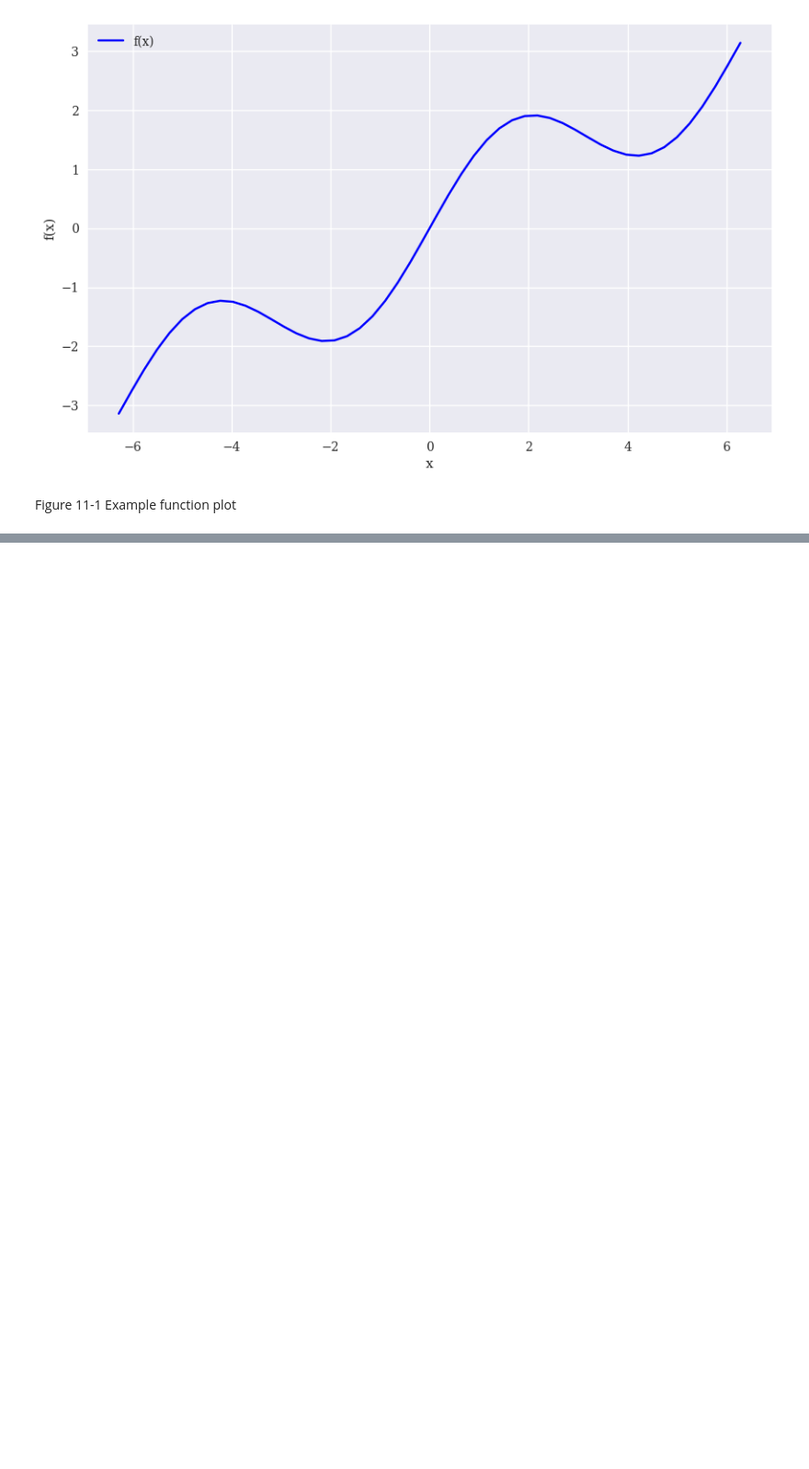
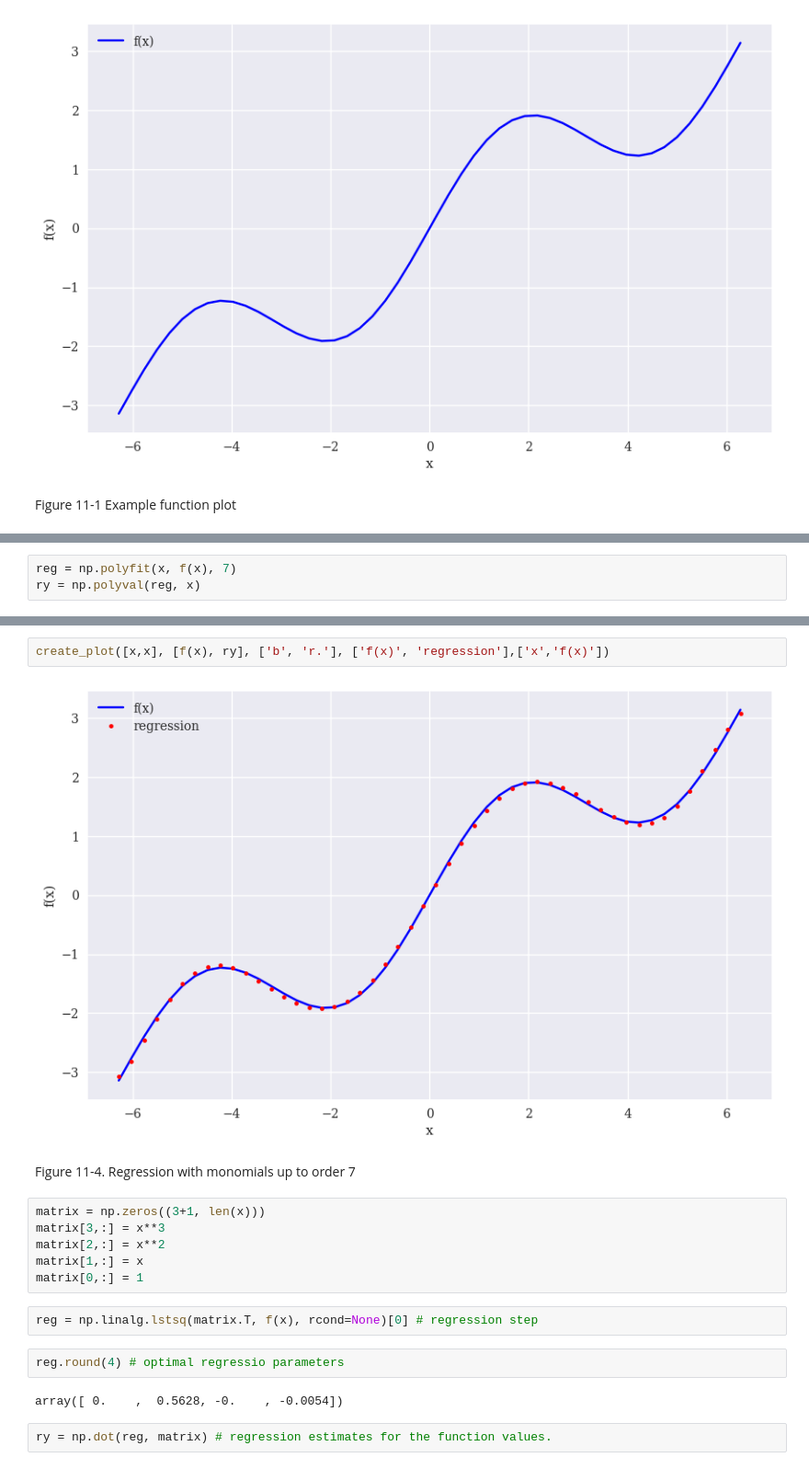
Before and after one commit to Youngsoo1024/Python_Finance, a Jupyter notebook: Chap11/ch11_test.ipynb, the cells around one changed output, grey strips where cells are left out. Shown at 92% size. Saved outputs shown, nothing was run; the diff lists cells and outputs as text; blank space fills up the shorter version.

```diff
--- a/Chap11/ch11_test.ipynb
+++ b/Chap11/ch11_test.ipynb
@@ -28,0 +56,3 @@ Figure 11-1 Example function plot
+# %%
+reg = np.polyfit(x, f(x), 7)
+ry = np.polyval(reg, x)
@@ -28,0 +67,20 @@ Figure 11-1 Example function plot
+# %%
+create_plot([x,x], [f(x), ry], ['b', 'r.'], ['f(x)', 'regression'],['x','f(x)'])
+# %% [output]
+[figure, added]
+# %% [markdown]
+Figure 11-4. Regression with monomials up to order 7
+# %%
+matrix = np.zeros((3+1, len(x)))
+matrix[3,:] = x**3
+matrix[2,:] = x**2
+matrix[1,:] = x
+matrix[0,:] = 1
+# %%
+reg = np.linalg.lstsq(matrix.T, f(x), rcond=None)[0] # regression step
+# %%
+reg.round(4) # optimal regressio parameters
+# %% [output]
+array([ 0.    ,  0.5628, -0.    , -0.0054])
+# %%
+ry = np.dot(reg, matrix) # regression estimates for the function values.
```
Also changed, not shown: parts of 61 cells of this notebook.
